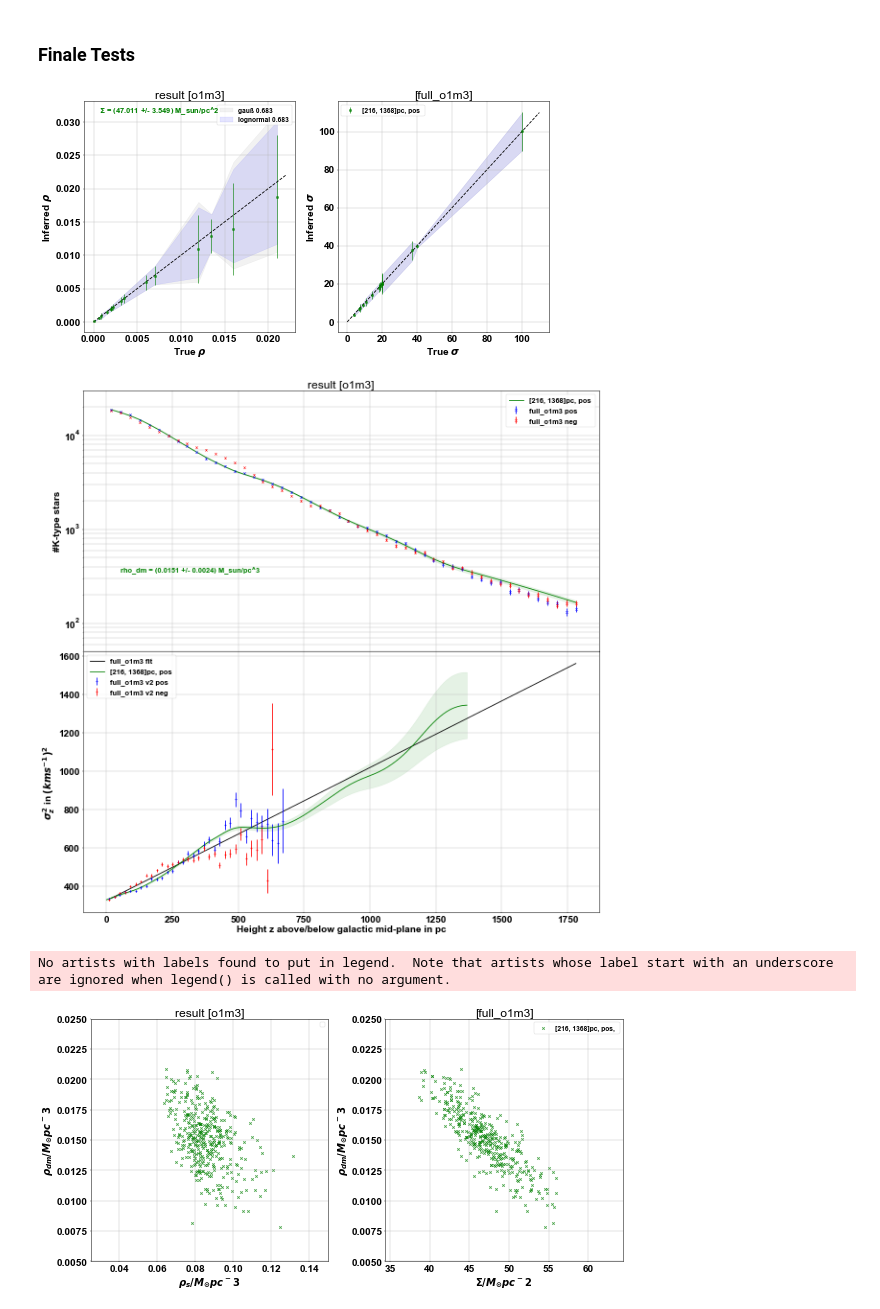
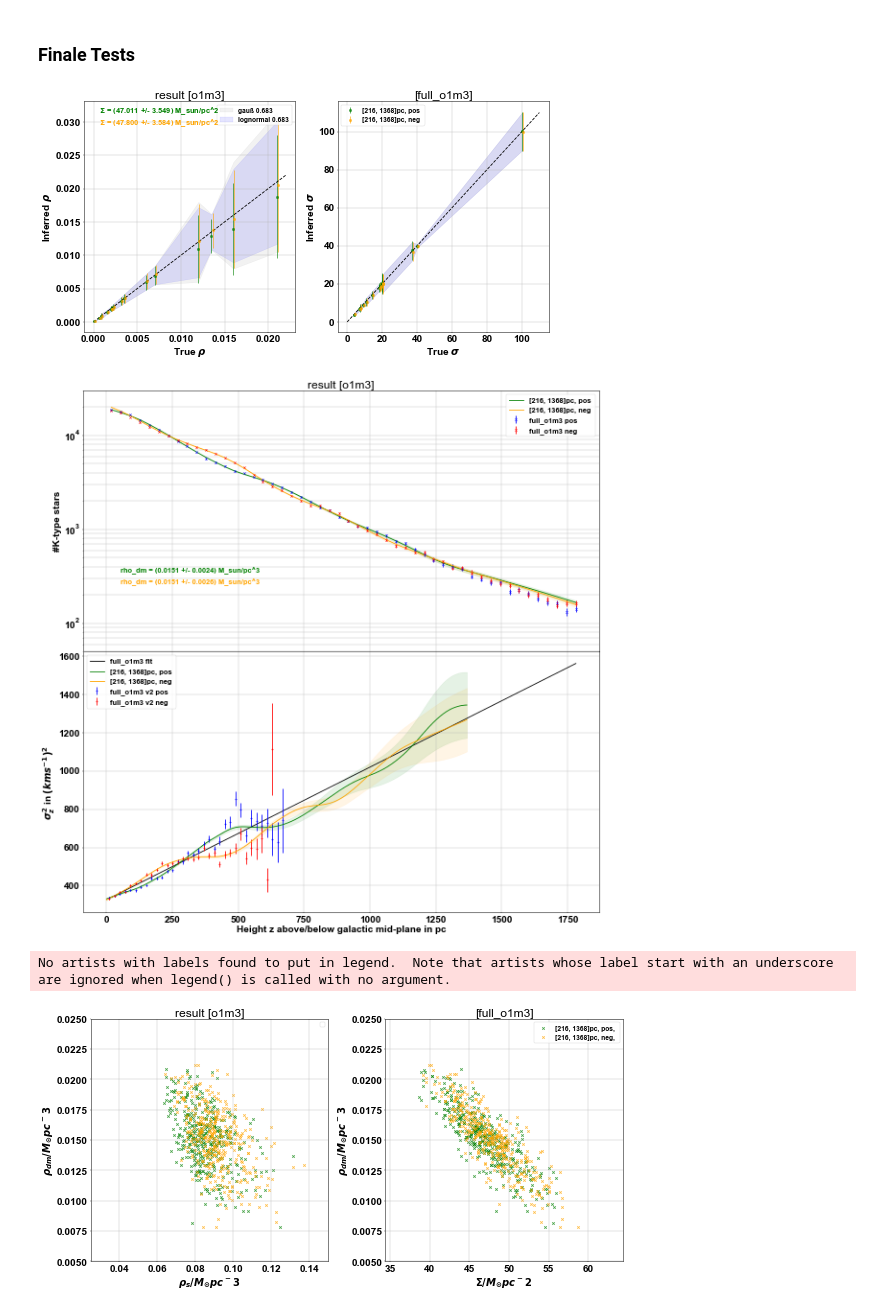
Before and after one commit to rubba0220/Bachelorarbeit, a Jupyter notebook: real data for Paper/eval_colour_with_correction.ipynb, the cells around one changed output. Saved outputs shown, nothing was run; the diff lists cells and outputs as text; code cells hidden in the pictures.

```diff
--- a/real data for Paper/eval_colour_with_correction.ipynb
+++ b/real data for Paper/eval_colour_with_correction.ipynb
@@ -371,9 +371,9 @@ def complete(subsample, include, title=None, re=None):
 # %%
 # complete('full_o1m4', [[180, 1188, 'neg', 'f42', 'seed a 50 iterations'], [180, 1188, 'neg', 'ff42it100', 'seed a 100 iterations'], [180, 1188, 'neg', 'f80', 'seed b 50 iterations'], [180, 1188, 'neg', 'ff80it100', 'seed b 100 iterations']], title='iteration [o1m4 neg]')
 # %%
-complete('full_o1m3', [[216, 1368, 'pos', 'f42it50', '']], title='result [o1m3]', re='re') #[216, 1368, 'neg', 'f42it50', '']
+complete('full_o1m3', [[216, 1368, 'pos', 'f42it50', ''], [216, 1368, 'neg', 'f42it50', '']], title='result [o1m3]', re='re')
 # %% [output]
-[figure, old version]
+[figure, new version]
-[figure, old version]
+[figure, new version]
 No artists with labels found to put in legend.  Note that artists whose label start with an underscore are ignored when legend() is called with no argument.
-[figure, old version]
+[figure, new version]
```
Also changed, not shown: 15 other files.
